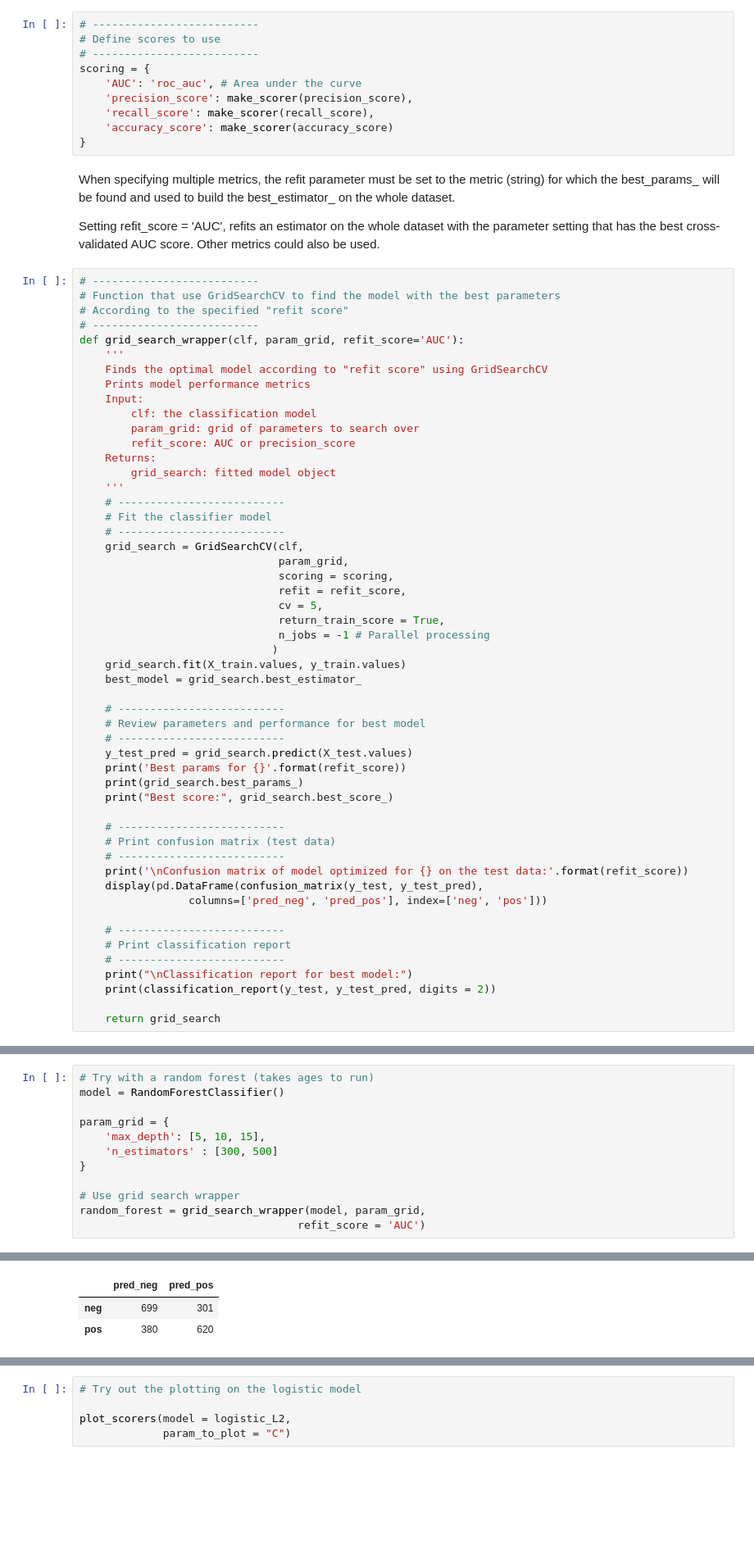
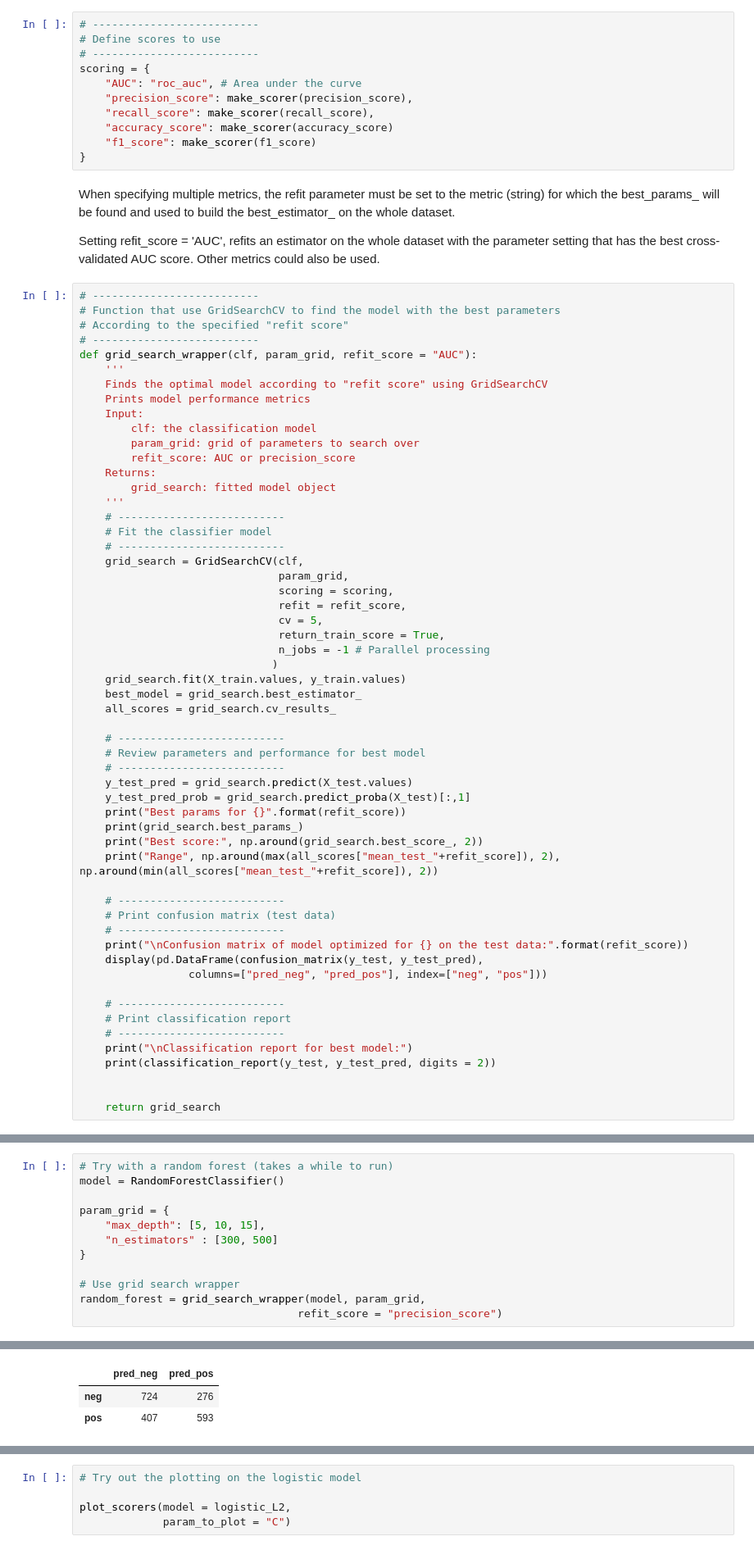
Before and after one commit to genagibson/cs109a_LendingClub, a Jupyter notebook: notebooks/others/Playing with models GG V3.ipynb, the cells around one changed output, grey strips where cells are left out. Shown at 82% size. Drawn from its saved outputs; the diff is of its cells as text; blank space fills up the shorter version.

Commit message:
Added model comparison

```diff
--- a/notebooks/others/Playing with models GG V3.ipynb
+++ b/notebooks/others/Playing with models GG V3.ipynb
@@ -398,10 +412,11 @@ I realised after playing with the models a bit that we probably need to use a mi
 # Define scores to use
 # --------------------------
 scoring = {
-    'AUC': 'roc_auc', # Area under the curve
-    'precision_score': make_scorer(precision_score),
-    'recall_score': make_scorer(recall_score),
-    'accuracy_score': make_scorer(accuracy_score)
+    "AUC": "roc_auc", # Area under the curve
+    "precision_score": make_scorer(precision_score),
+    "recall_score": make_scorer(recall_score),
+    "accuracy_score": make_scorer(accuracy_score)
+    "f1_score": make_scorer(f1_score)
 }
 # %% [markdown]
 When specifying multiple metrics, the refit parameter must be set to the metric (string) for which the best_params_ will be found and used to build the best_estimator_ on the whole dataset.
@@ -412,7 +427,7 @@ Setting refit_score = 'AUC', refits an estimator on the whole dataset with the p
 # Function that use GridSearchCV to find the model with the best parameters
 # According to the specified "refit score"
 # --------------------------
-def grid_search_wrapper(clf, param_grid, refit_score='AUC'):
+def grid_search_wrapper(clf, param_grid, refit_score = "AUC"):
     '''
     Finds the optimal model according to "refit score" using GridSearchCV
     Prints model performance metrics
@@ -436,21 +451,24 @@ def grid_search_wrapper(clf, param_grid, refit_score='AUC'):
                               )
     grid_search.fit(X_train.values, y_train.values)
     best_model = grid_search.best_estimator_
+    all_scores = grid_search.cv_results_
 
     # --------------------------
     # Review parameters and performance for best model
     # --------------------------
     y_test_pred = grid_search.predict(X_test.values)
-    print('Best params for {}'.format(refit_score))
+    y_test_pred_prob = grid_search.predict_proba(X_test)[:,1]
+    print("Best params for {}".format(refit_score))
     print(grid_search.best_params_)
-    print("Best score:", grid_search.best_score_)
+    print("Best score:", np.around(grid_search.best_score_, 2))
+    print("Range", np.around(max(all_scores["mean_test_"+refit_score]), 2), np.around(min(all_scores["mean_test_"+refit_score]), 2))
 
     # --------------------------
     # Print confusion matrix (test data)
     # --------------------------
-    print('\nConfusion matrix of model optimized for {} on the test data:'.format(refit_score))
+    print("\nConfusion matrix of model optimized for {} on the test data:".format(refit_score))
     display(pd.DataFrame(confusion_matrix(y_test, y_test_pred),
-                 columns=['pred_neg', 'pred_pos'], index=['neg', 'pos']))
+                 columns=["pred_neg", "pred_pos"], index=["neg", "pos"]))
 
     # --------------------------
     # Print classification report
@@ -458,4 +476,5 @@ def grid_search_wrapper(clf, param_grid, refit_score='AUC'):
     print("\nClassification report for best model:")
     print(classification_report(y_test, y_test_pred, digits = 2))
 
+
     return grid_search
@@ -486,15 +591,15 @@ Classification report for best model:
 
 avg / total       0.65      0.65      0.65      2000
 # %%
-# Try with a random forest (takes ages to run)
+# Try with a random forest (takes a while to run)
 model = RandomForestClassifier()
 
 param_grid = {
-    'max_depth': [5, 10, 15],
-    'n_estimators' : [300, 500]
+    "max_depth": [5, 10, 15],
+    "n_estimators" : [300, 500]
 }
 
 # Use grid search wrapper
 random_forest = grid_search_wrapper(model, param_grid,
-                                  refit_score = 'AUC')
+                                  refit_score = "precision_score")
 # %% [output]
@@ -506,6 +612,6 @@ Confusion matrix of model optimized for AUC on the test data:
 |  | pred_neg | pred_pos |
-| neg | 699 | 301 |
-| pos | 380 | 620 |
+| neg | 724 | 276 |
+| pos | 407 | 593 |
 Classification report for best model:
              precision    recall  f1-score   support
 
```
Also changed, not shown: parts of 39 cells of this notebook.
